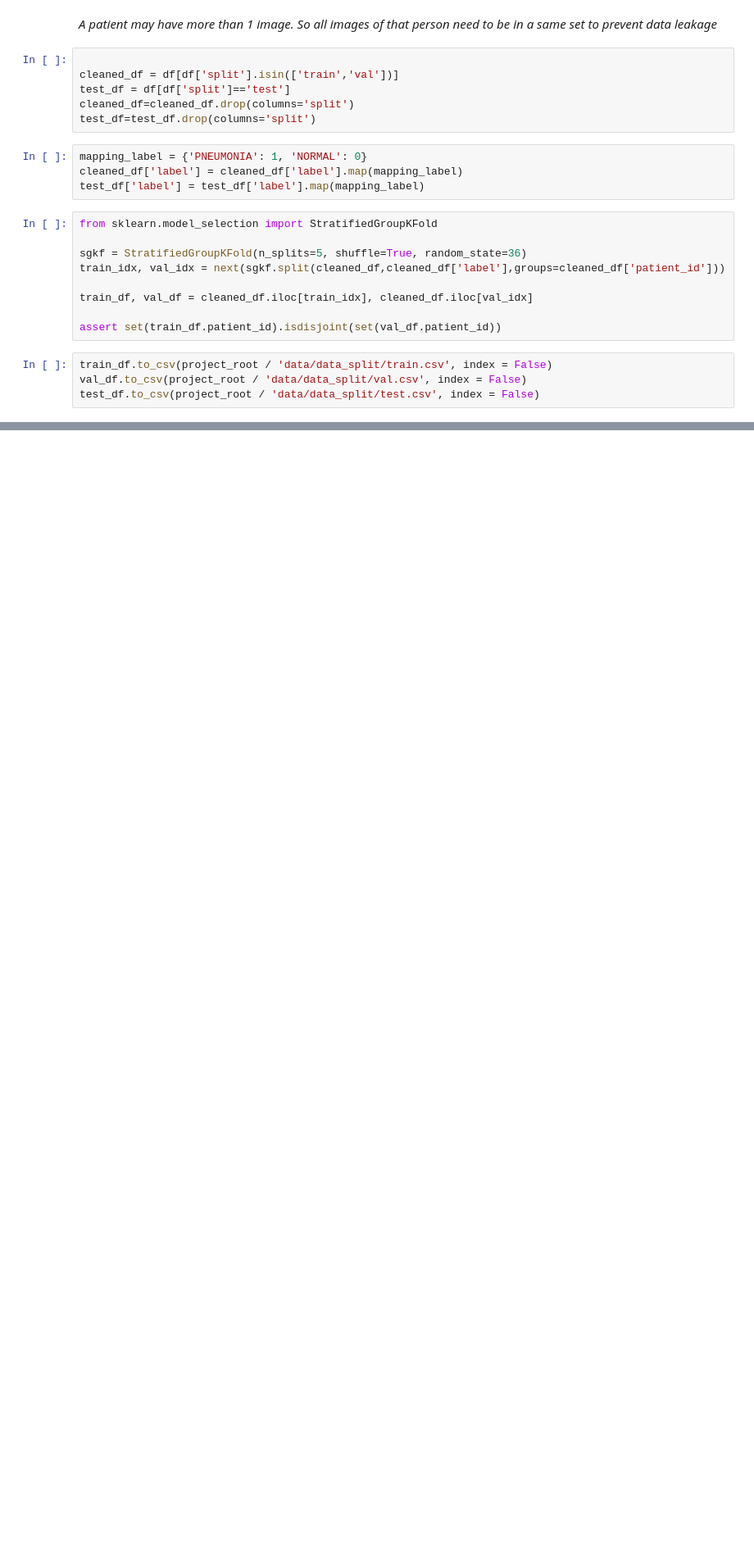
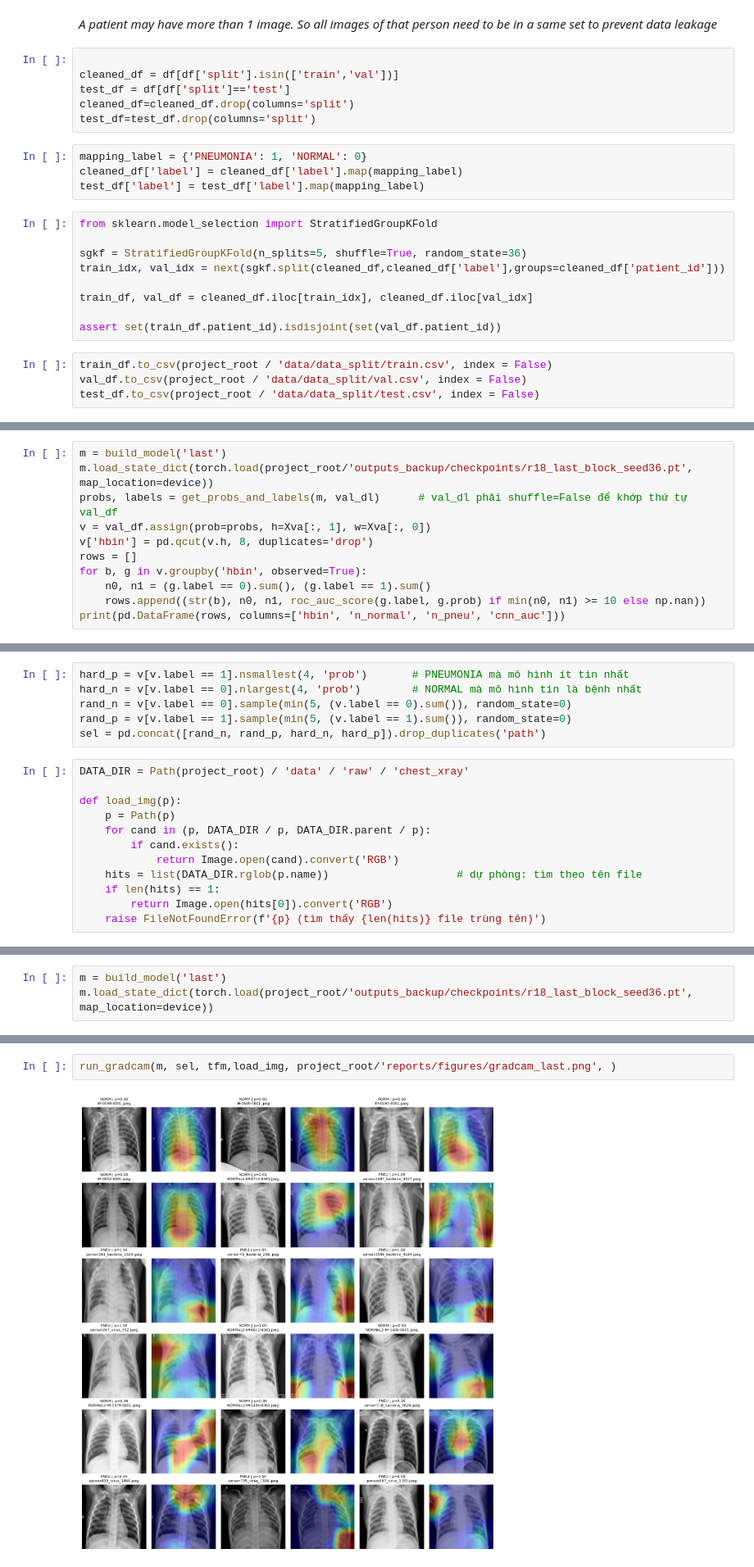
Before and after one commit to TetDongDay07/Chest_XRay_Pneumonia, a Jupyter notebook: notebook/eda.ipynb, the cells around one changed output, grey strips where cells are left out. Shown at 82% size. Saved outputs shown, nothing was run; the diff lists cells and outputs as text; blank space fills up the shorter version.

```diff
--- a/notebook/eda.ipynb
+++ b/notebook/eda.ipynb
@@ -303,0 +354,11 @@ nd
+# %%
+m = build_model('last')
+m.load_state_dict(torch.load(project_root/'outputs_backup/checkpoints/r18_last_block_seed36.pt', map_location=device))
+probs, labels = get_probs_and_labels(m, val_dl)      # val_dl phải shuffle=False để khớp thứ tự val_df
+v = val_df.assign(prob=probs, h=Xva[:, 1], w=Xva[:, 0])
+v['hbin'] = pd.qcut(v.h, 8, duplicates='drop')
+rows = []
+for b, g in v.groupby('hbin', observed=True):
+    n0, n1 = (g.label == 0).sum(), (g.label == 1).sum()
+    rows.append((str(b), n0, n1, roc_auc_score(g.label, g.prob) if min(n0, n1) >= 10 else np.nan))
+print(pd.DataFrame(rows, columns=['hbin', 'n_normal', 'n_pneu', 'cnn_auc']))
@@ -303,0 +451,18 @@ nd
+# %%
+hard_p = v[v.label == 1].nsmallest(4, 'prob')       # PNEUMONIA mà mô hình ít tin nhất
+hard_n = v[v.label == 0].nlargest(4, 'prob')        # NORMAL mà mô hình tin là bệnh nhất
+rand_n = v[v.label == 0].sample(min(5, (v.label == 0).sum()), random_state=0)
+rand_p = v[v.label == 1].sample(min(5, (v.label == 1).sum()), random_state=0)
+sel = pd.concat([rand_n, rand_p, hard_n, hard_p]).drop_duplicates('path')
+# %%
+DATA_DIR = Path(project_root) / 'data' / 'raw' / 'chest_xray'
+
+def load_img(p):
+    p = Path(p)
+    for cand in (p, DATA_DIR / p, DATA_DIR.parent / p):
+        if cand.exists():
+            return Image.open(cand).convert('RGB')
+    hits = list(DATA_DIR.rglob(p.name))                    # dự phòng: tìm theo tên file
+    if len(hits) == 1:
+        return Image.open(hits[0]).convert('RGB')
+    raise FileNotFoundError(f'{p} (tìm thấy {len(hits)} file trùng tên)')
@@ -303,0 +549,3 @@ nd
+# %%
+m = build_model('last')
+m.load_state_dict(torch.load(project_root/'outputs_backup/checkpoints/r18_last_block_seed36.pt', map_location=device))
@@ -303,0 +554,4 @@ nd
+# %%
+run_gradcam(m, sel, tfm,load_img, project_root/'reports/figures/gradcam_last.png', )
+# %% [output]
+[figure, added]
```
Also changed, not shown: parts of 34 cells of this notebook, 4 other files.
